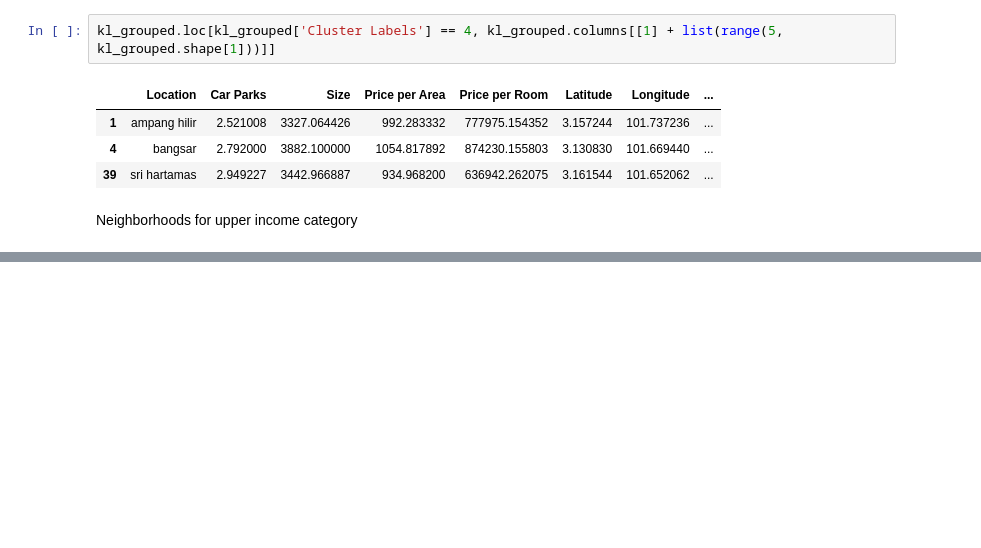
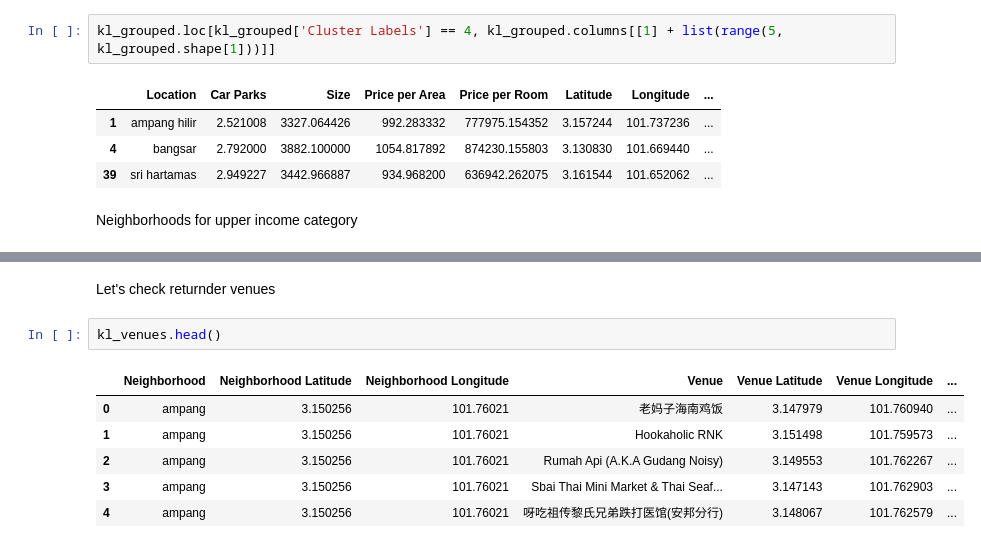
Before and after one commit to anvarnarz/ML-clustering-kl-properties-vs-venues, a Jupyter notebook: main.ipynb, the cells around one changed output, grey strips where cells are left out. Cells and saved outputs as stored; diff of their text form; blank space fills up the shorter version.

```diff
--- a/main.ipynb
+++ b/main.ipynb
@@ -449,0 +531,11 @@ Neighborhoods for upper income category
+# %% [markdown]
+Let's check returnder venues
+# %%
+kl_venues.head()
+# %% [output]
+|  | Neighborhood | Neighborhood Latitude | Neighborhood Longitude | Venue | Venue Latitude | Venue Longitude | ... |
+| 0 | ampang | 3.150256 | 101.76021 | 老妈子海南鸡饭 | 3.147979 | 101.760940 | ... |
+| 1 | ampang | 3.150256 | 101.76021 | Hookaholic RNK | 3.151498 | 101.759573 | ... |
+| 2 | ampang | 3.150256 | 101.76021 | Rumah Api (A.K.A Gudang Noisy) | 3.149553 | 101.762267 | ... |
+| 3 | ampang | 3.150256 | 101.76021 | Sbai Thai Mini Market & Thai Seaf... | 3.147143 | 101.762903 | ... |
+| 4 | ampang | 3.150256 | 101.76021 | 呀吃祖传黎氏兄弟跌打医馆(安邦分行) | 3.148067 | 101.762579 | ... |
```
Also changed, not shown: parts of 39 cells of this notebook.
